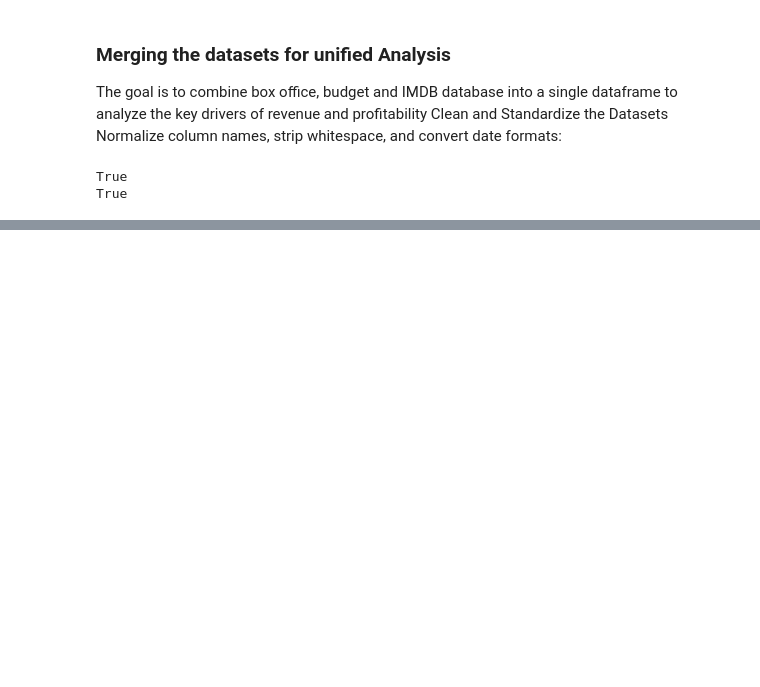
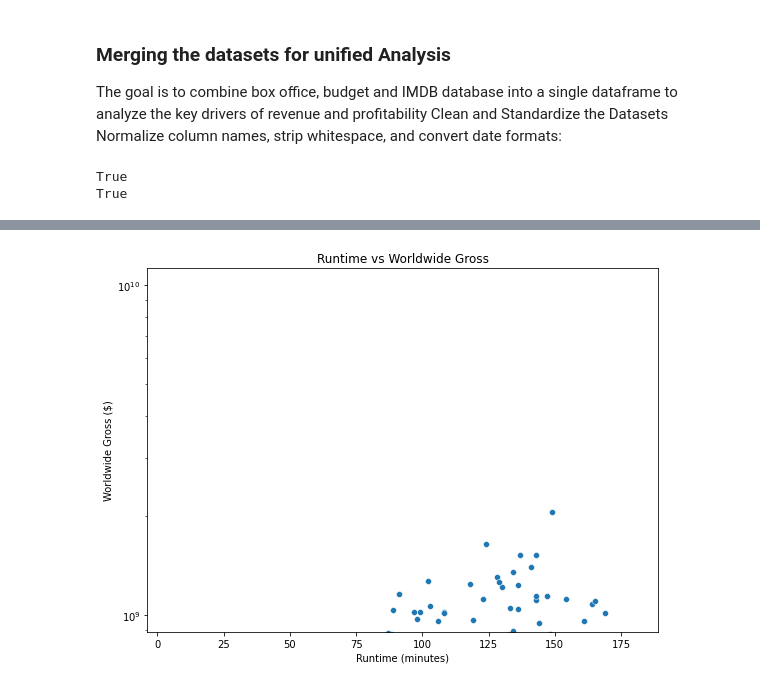
Before and after one commit to Irene-coder-dot/dsc-phase-2-project-v3, a Jupyter notebook: student.ipynb, the cells around one changed output, grey strips where cells are left out. Saved outputs shown, nothing was run; the diff lists cells and outputs as text; code cells hidden in the pictures; blank space fills up the shorter version.

```diff
--- a/student.ipynb
+++ b/student.ipynb
@@ -509,0 +650,13 @@ merged_df
+# %%
+# Runtime vs Worldwide Gross
+
+plt.figure(figsize=(8,6))
+sns.scatterplot(data=clean_merged_df, x='runtime_minutes', y='worldwide_gross')
+plt.title('Runtime vs Worldwide Gross')
+plt.xlabel('Runtime (minutes)')
+plt.ylabel('Worldwide Gross ($)')
+plt.yscale('log')
+plt.tight_layout()
+plt.show()
+# %% [output]
+[figure, added]
```
Also changed, not shown: parts of 27 cells of this notebook.
